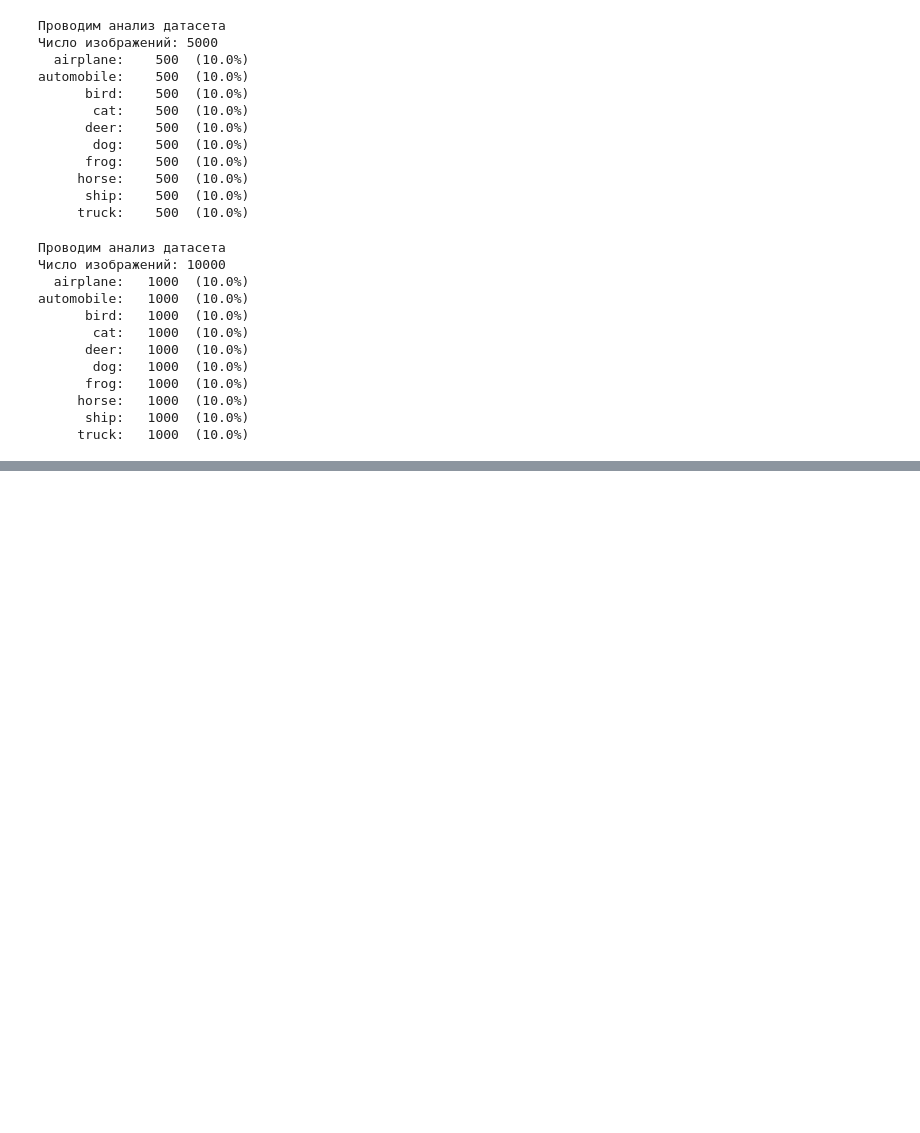
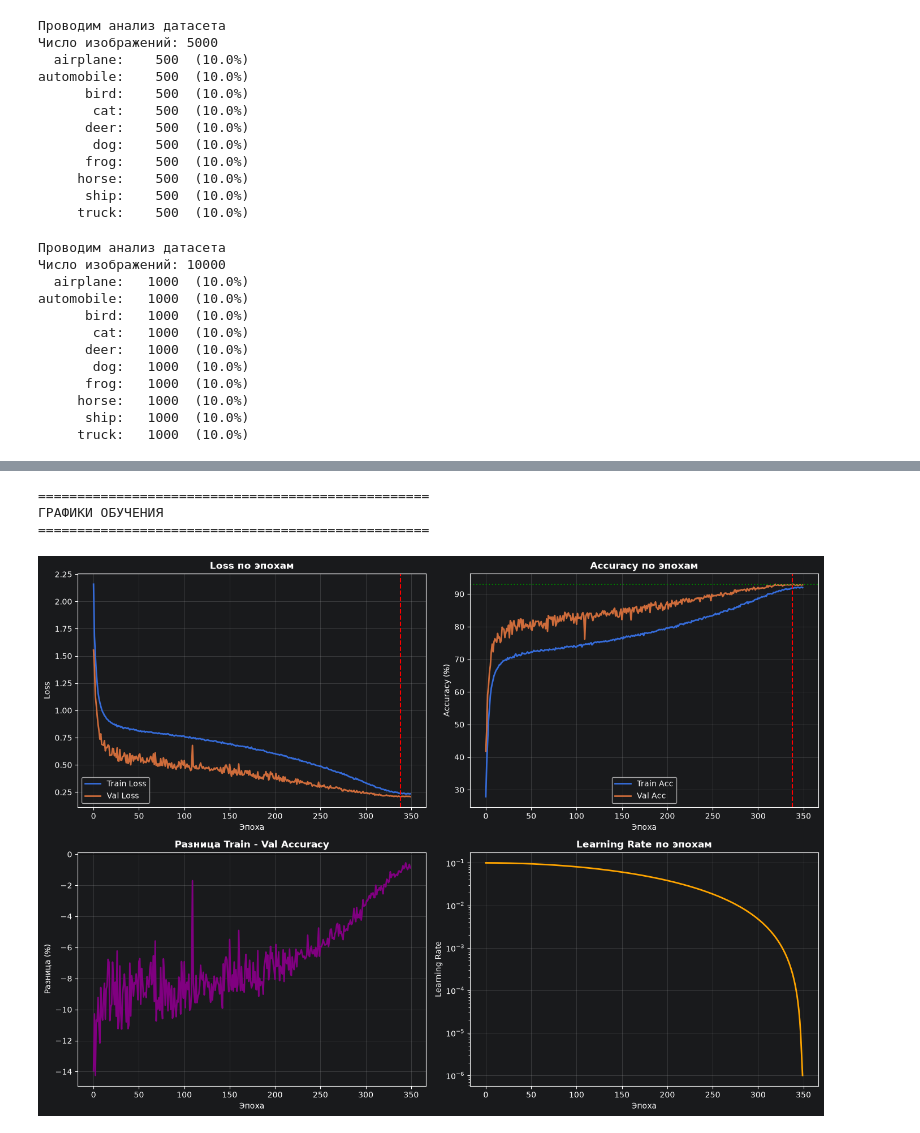
Before and after one commit to borzovB/cifar10-classification, a Jupyter notebook: cifar10-classification_main.ipynb, the cells around one changed output, grey strips where cells are left out. Drawn from its saved outputs; the diff is of its cells as text; code cells hidden in the pictures; blank space fills up the shorter version.

```diff
--- a/cifar10-classification_main.ipynb
+++ b/cifar10-classification_main.ipynb
@@ -244,0 +624,3 @@ automobile:   1000  (10.0%)
+# %%
+model = CIFAR_CNN(num_classes=10).to(device)
+print(f"✓ Модель создана и перенесена на {device}")
@@ -244,0 +648,8 @@ automobile:   1000  (10.0%)
+# %%
+# Оптимизатор SGD с Momentum
+optimizer = optim.SGD(
+    model.parameters(),
+    lr=0.1,              # Начальный learning rate
+    momentum=0.9,        # Инерция (ускоряет сходимость)
+    weight_decay=5e-4    # L2-регуляризация (борьба с переобучением)
+)
@@ -244,0 +688,8 @@ automobile:   1000  (10.0%)
+# %%
+# Оптимизатор
+NUM_EPOCHS = 350
+scheduler = optim.lr_scheduler.CosineAnnealingLR(
+    optimizer,
+    T_max=NUM_EPOCHS,    # Количество эпох
+    eta_min=1e-6  # Минимальный learning rate
+)
@@ -244,0 +877,52 @@ automobile:   1000  (10.0%)
+# %%
+print("=" * 50)
+print("ГРАФИКИ ОБУЧЕНИЯ")
+print("=" * 50)
+
+fig, axes = plt.subplots(2, 2, figsize=(14, 10))
+
+# График Loss
+axes[0, 0].plot(train_losses, label='Train Loss', linewidth=2)
+axes[0, 0].plot(val_losses, label='Val Loss', linewidth=2)
+axes[0, 0].set_title('Loss по эпохам', fontsize=12, fontweight='bold')
+axes[0, 0].set_xlabel('Эпоха')
+axes[0, 0].set_ylabel('Loss')
+axes[0, 0].legend()
+axes[0, 0].grid(True, alpha=0.3)
+axes[0, 0].axvline(x=best_epoch - 1, color='r', linestyle='--', label=f'Best epoch ({best_epoch})')
+
+# График Accuracy
+axes[0, 1].plot(train_accs, label='Train Acc', linewidth=2)
+axes[0, 1].plot(val_accs, label='Val Acc', linewidth=2)
+axes[0, 1].set_title('Accuracy по эпохам', fontsize=12, fontweight='bold')
+axes[0, 1].set_xlabel('Эпоха')
+axes[0, 1].set_ylabel('Accuracy (%)')
+axes[0, 1].legend()
+axes[0, 1].grid(True, alpha=0.3)
+axes[0, 1].axvline(x=best_epoch - 1, color='r', linestyle='--', label=f'Best epoch ({best_epoch})')
+axes[0, 1].axhline(y=best_val_acc, color='g', linestyle=':', label=f'Best Val Acc: {best_val_acc:.2f}%')
+
+# Разница между Train и Val (для выявления переобучения)
+gap = [t - v for t, v in zip(train_accs, val_accs)]
+axes[1, 0].plot(gap, color='purple', linewidth=2)
+axes[1, 0].set_title('Разница Train - Val Accuracy', fontsize=12, fontweight='bold')
+axes[1, 0].set_xlabel('Эпоха')
+axes[1, 0].set_ylabel('Разница (%)')
+axes[1, 0].grid(True, alpha=0.3)
+axes[1, 0].axhline(y=0, color='k', linestyle='-', linewidth=0.5)
+
+# Learning Rate по эпохам
+axes[1, 1].plot(learning_rates, color='orange', linewidth=2)
+axes[1, 1].set_title('Learning Rate по эпохам', fontsize=12, fontweight='bold')
+axes[1, 1].set_xlabel('Эпоха')
+axes[1, 1].set_ylabel('Learning Rate')
+axes[1, 1].set_yscale('log')  # Логарифмическая шкала для наглядности
+axes[1, 1].grid(True, alpha=0.3)
+
+plt.tight_layout()
+plt.show()
+# %% [output]
+==================================================
+ГРАФИКИ ОБУЧЕНИЯ
+==================================================
+[figure, added]
```
Also changed, not shown: parts of 24 cells of this notebook, 1 other file.
